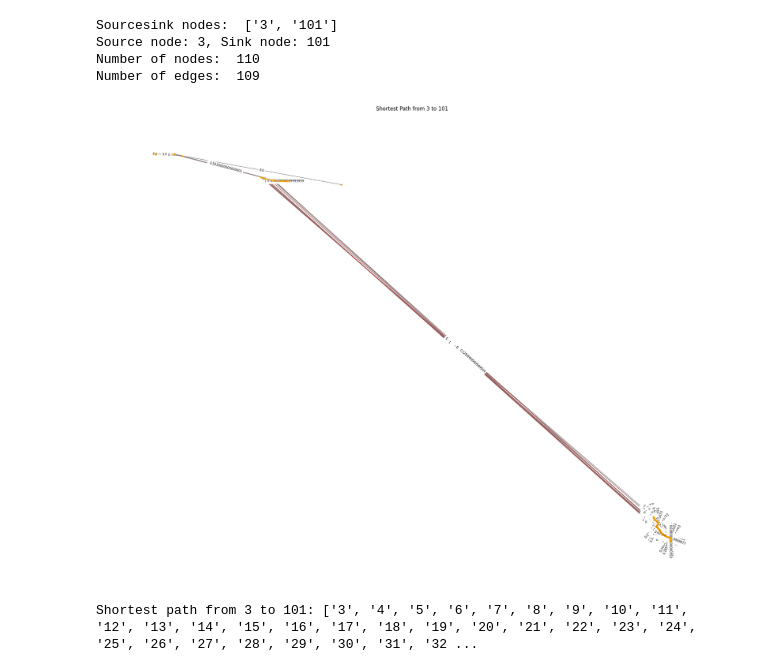
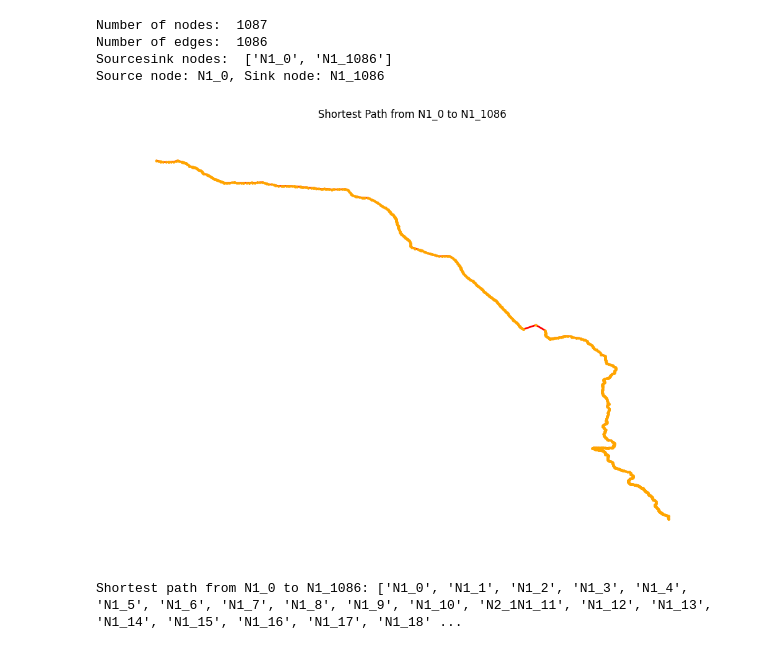
Before and after one commit to daniela1998/Advanced-Simulation-Assignments, a Jupyter notebook: Yao/network_Yao/network_Yao.ipynb, the cells around one changed output. Cells and saved outputs as stored; diff of their text form; code cells hidden in the pictures.

Commit message:
try demo_intersection

```diff
--- a/Yao/network_Yao/network_Yao.ipynb
+++ b/Yao/network_Yao/network_Yao.ipynb
@@ -5,7 +5,7 @@ import matplotlib.pyplot as plt
 import random
 # %%
 # import data from file
-file_name = '../data/demo_1234.csv'
+file_name = '../data/demo_with_intersection.csv'
 road = pd.read_csv(file_name)
 # %%
 road.head()
@@ -48,8 +42,10 @@ def find_shortest_path_from_sourcesink(df):
 
     # Extract node positions for visualization
     pos = nx.get_node_attributes(G, 'pos')
-    if not pos:
-        print("Error: Node positions are missing!")
+
+    # print number of nodes and edges
+    print("Number of nodes: ", G.number_of_nodes())
+    print("Number of edges: ", G.number_of_edges())
 
     # Filter for nodes where 'model_type' is 'sourcesink'
     sourcesink_nodes = df[df['model_type'] == 'sourcesink']['id'].tolist()
@@ -63,23 +59,20 @@ def find_shortest_path_from_sourcesink(df):
         print("Not enough 'sourcesink' nodes available for shortest path calculation.")
         return
 
-    print("Number of nodes: ", G.number_of_nodes())
-    print("Number of edges: ", G.number_of_edges())
-
     # Compute the shortest path using road length as weight
     shortest_path = nx.shortest_path(G, source, sink, weight='weight')
 
     # Draw the full network
-    plt.figure(figsize=(20, 15))
-    nx.draw(G, pos, with_labels=True, node_color='orange', edge_color='gray', node_size=10, font_size=1)
+    plt.figure(figsize=(10, 7))
+    nx.draw(G, pos, with_labels=False, node_color='orange', edge_color='gray', node_size=5, font_size=8)
 
     # Highlight the shortest path
     path_edges = list(zip(shortest_path, shortest_path[1:]))  # Convert path nodes into edges
-    nx.draw_networkx_edges(G, pos, edgelist=path_edges, edge_color='red', width=0.1)
+    nx.draw_networkx_edges(G, pos, edgelist=path_edges, edge_color='red', width=2)
 
     # Show edge labels (road segment lengths)
     edge_labels = nx.get_edge_attributes(G, 'weight')
-    nx.draw_networkx_edge_labels(G, pos, edge_labels=edge_labels, font_size=7)
+    #nx.draw_networkx_edge_labels(G, pos, edge_labels=edge_labels, font_size=7)
 
     # Display the graph
     plt.title(f"Shortest Path from {source} to {sink}")
@@ -88,11 +81,11 @@ def find_shortest_path_from_sourcesink(df):
     # Print the shortest path
     print(f"Shortest path from {source} to {sink}: {shortest_path}")
 # %%
-find_shortest_path_from_sourcesink(road_N1_110)
+find_shortest_path_from_sourcesink(road_N1)
 # %% [output]
-Sourcesink nodes:  ['3', '101']
-Source node: 3, Sink node: 101
-Number of nodes:  110
-Number of edges:  109
+Number of nodes:  1087
+Number of edges:  1086
+Sourcesink nodes:  ['N1_0', 'N1_1086']
+Source node: N1_0, Sink node: N1_1086
-[figure, old version]
+[figure, new version]
-Shortest path from 3 to 101: ['3', '4', '5', '6', '7', '8', '9', '10', '11', '12', '13', '14', '15', '16', '17', '18', '19', '20', '21', '22', '23', '24', '25', '26', '27', '28', '29', '30', '31', '32 ...
+Shortest path from N1_0 to N1_1086: ['N1_0', 'N1_1', 'N1_2', 'N1_3', 'N1_4', 'N1_5', 'N1_6', 'N1_7', 'N1_8', 'N1_9', 'N1_10', 'N2_1N1_11', 'N1_12', 'N1_13', 'N1_14', 'N1_15', 'N1_16', 'N1_17', 'N1_18' ...
```
Also changed, not shown: parts of 4 cells of this notebook.
